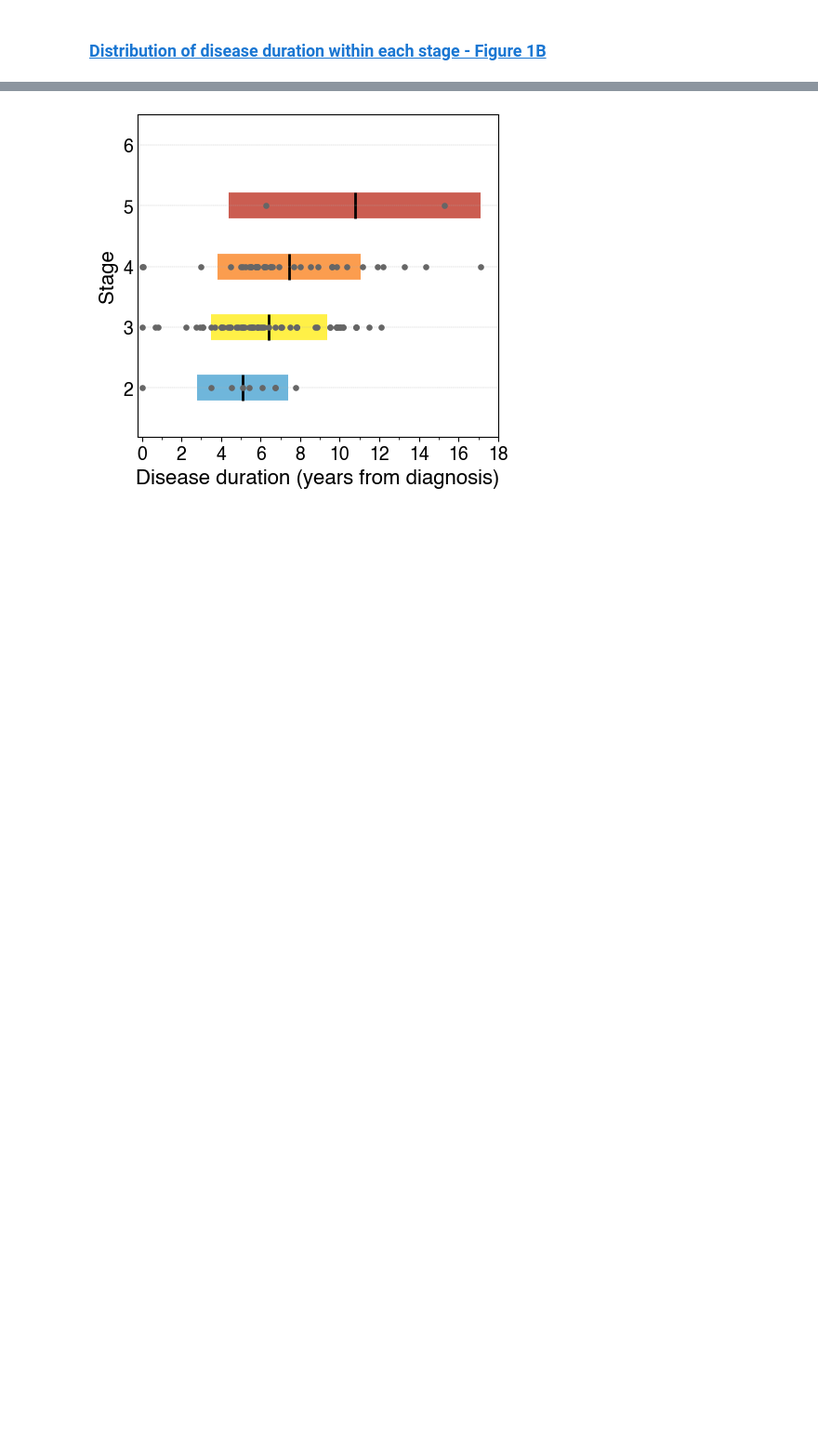
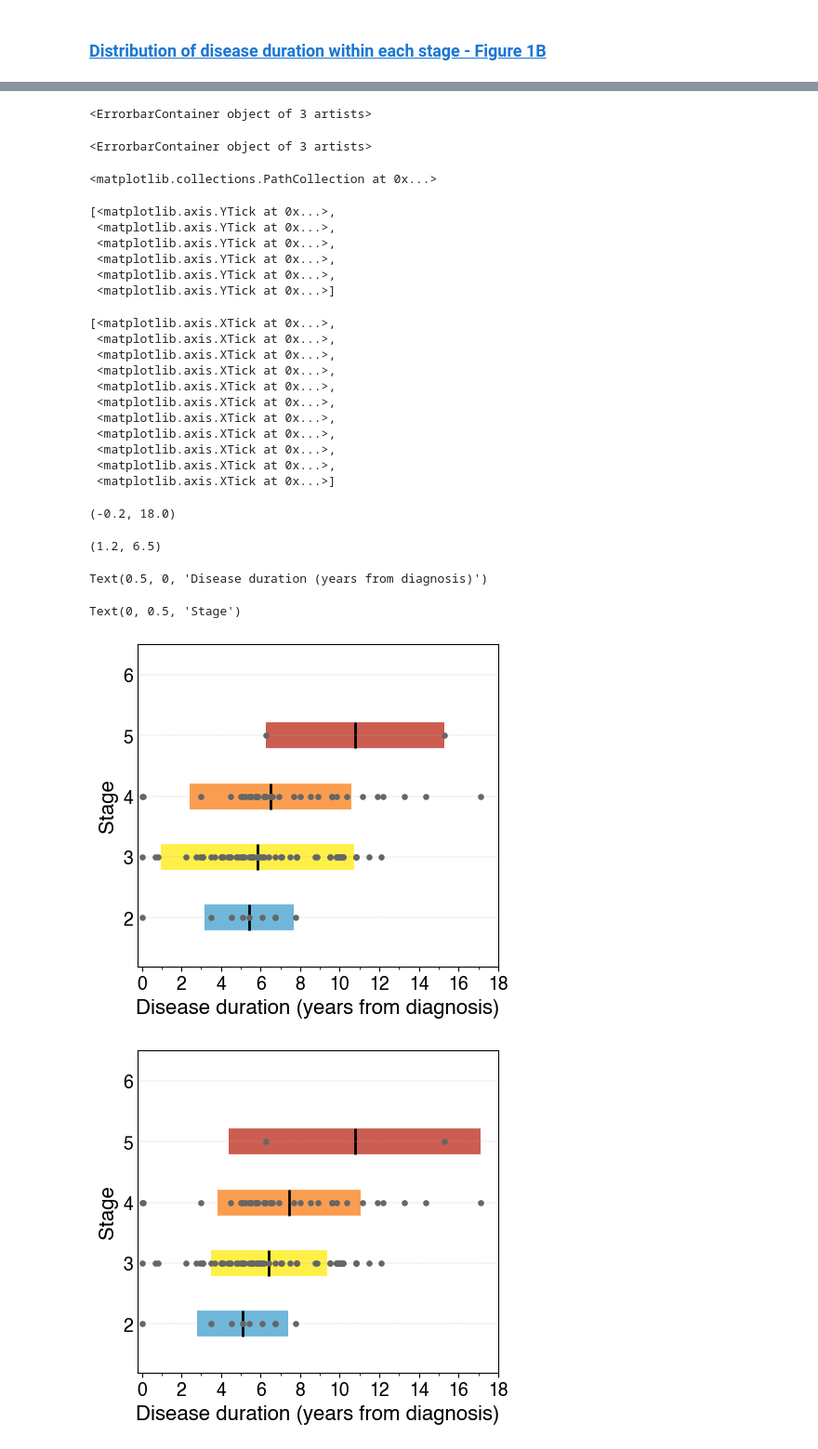
Before and after one commit to dr-russo/nsd-iss_biofind, a Jupyter notebook: nsd-iss_biofind_analysis.ipynb, the cells around one changed output, grey strips where cells are left out. Shown at 93% size. Drawn from its saved outputs; the diff is of its cells as text; code cells hidden in the pictures; blank space fills up the shorter version.

```diff
--- a/nsd-iss_biofind_analysis.ipynb
+++ b/nsd-iss_biofind_analysis.ipynb
@@ -515,2 +556,15 @@ plt.show()
 # %% [markdown]
 ### <a id='toc1_1_7_'></a>[Distribution of disease duration within each stage - Figure 1B](#toc0_)
+# %%
+# Non-parametric - group disease duration by each stage
+
+def iqr(dat):
+    return dat.quantile(0.75) - dat.quantile(0.25)
+
+gb_stage_nonpara = data_spos.groupby("STAGE")["DUR_DIAG"].agg(["median", iqr])
+
+x = data_spos["DUR_DIAG"]
+y = data_spos["STAGE"]
+
+xmedian = gb_stage_nonpara["median"]
+xerr = gb_stage_nonpara["iqr"]
@@ -516,0 +622,42 @@ plt.show()
+# %%
+# Non-parametric - Build plot for PD disease duration at each NSD-ISS stage - FIGURE 1B
+with plt.style.context(plot_settings):
+    fig, ax = plt.subplots(figsize=(5, 4.5))
+
+    for index, value in xmedian.items():
+        ax.errorbar(
+            value,
+            index,
+            xerr=xerr[index],
+            ecolor=stage_colors[(index - 1)],
+            capsize=0,
+            marker="|",
+            markersize=20,
+            color="k",
+            elinewidth=20,
+            linewidth=0,
+            markeredgewidth=2,
+            zorder=0,
+        )
+
+    ax.scatter(x, y, s=14, color="#666666", zorder=10)
+
+    ax.set_yticks([1, 2, 3, 4, 5, 6])
+    ax.set_xticks(list(range(0, 21, 2)))
+    ax.set_xlim(-0.2, 18)
+    ax.set_ylim(1.2, 6.5)
+    ax.tick_params(axis="y", length=0)
+
+    ax.set_xlabel("Disease duration (years from diagnosis)")
+    ax.set_ylabel("Stage")
+    # ax.set_title('Disease Duration within Each Stage')
+    plt.grid(axis="y", linestyle="--", linewidth=0.25, zorder=-10)
+
+    ax.xaxis.set_minor_locator(MultipleLocator(1))
+
+plt.show()
+
+# Uncomment to save figure
+fig.savefig("fig_1b_disease_duration_across_stages_median.svg", dpi=300, transparent=True)
+fig.savefig("fig_1b_disease_duration_across_stages_median.png", dpi=300, transparent=True)
+# %% [output]
@@ -517,3 +666,28 @@ plt.show()
+<ErrorbarContainer object of 3 artists>
+<ErrorbarContainer object of 3 artists>
+<matplotlib.collections.PathCollection at 0x...>
+[<matplotlib.axis.YTick at 0x...>,
+ <matplotlib.axis.YTick at 0x...>,
+ <matplotlib.axis.YTick at 0x...>,
+ <matplotlib.axis.YTick at 0x...>,
+ <matplotlib.axis.YTick at 0x...>,
+ <matplotlib.axis.YTick at 0x...>]
+[<matplotlib.axis.XTick at 0x...>,
+ <matplotlib.axis.XTick at 0x...>,
+ <matplotlib.axis.XTick at 0x...>,
+ <matplotlib.axis.XTick at 0x...>,
+ <matplotlib.axis.XTick at 0x...>,
+ <matplotlib.axis.XTick at 0x...>,
+ <matplotlib.axis.XTick at 0x...>,
+ <matplotlib.axis.XTick at 0x...>,
+ <matplotlib.axis.XTick at 0x...>,
+ <matplotlib.axis.XTick at 0x...>,
+ <matplotlib.axis.XTick at 0x...>]
+(-0.2, 18.0)
+(1.2, 6.5)
+Text(0.5, 0, 'Disease duration (years from diagnosis)')
+Text(0, 0.5, 'Stage')
+[figure, added]
 # %%
 # Group disease duration by each stage
 gb_stage = data_spos.groupby("STAGE")["DUR_DIAG"].agg(["mean", "std"])
```
Also changed, not shown: parts of 13 cells of this notebook, 1 other file.
